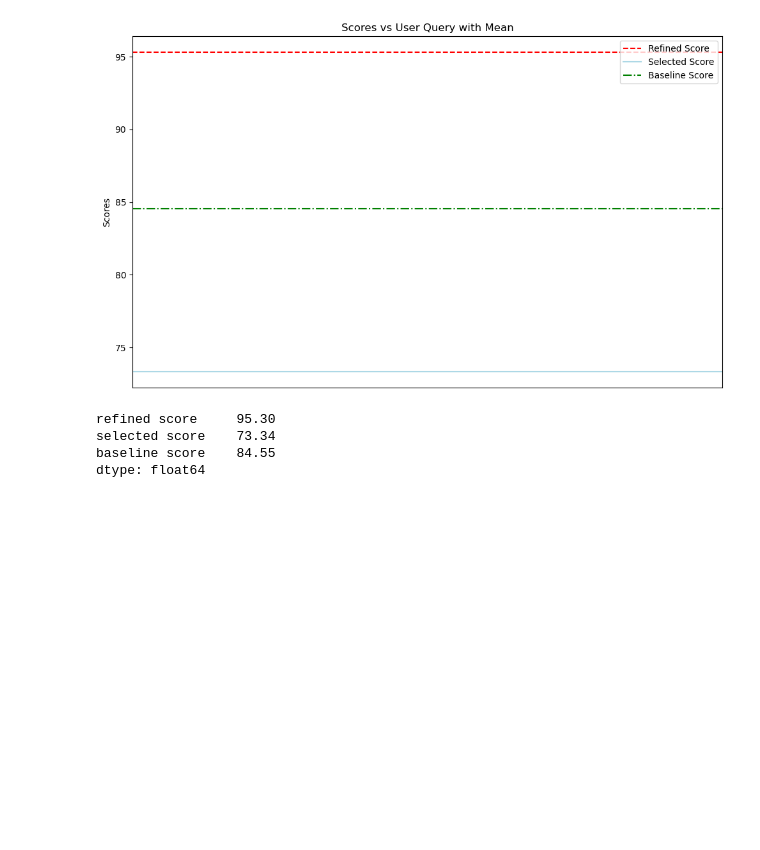
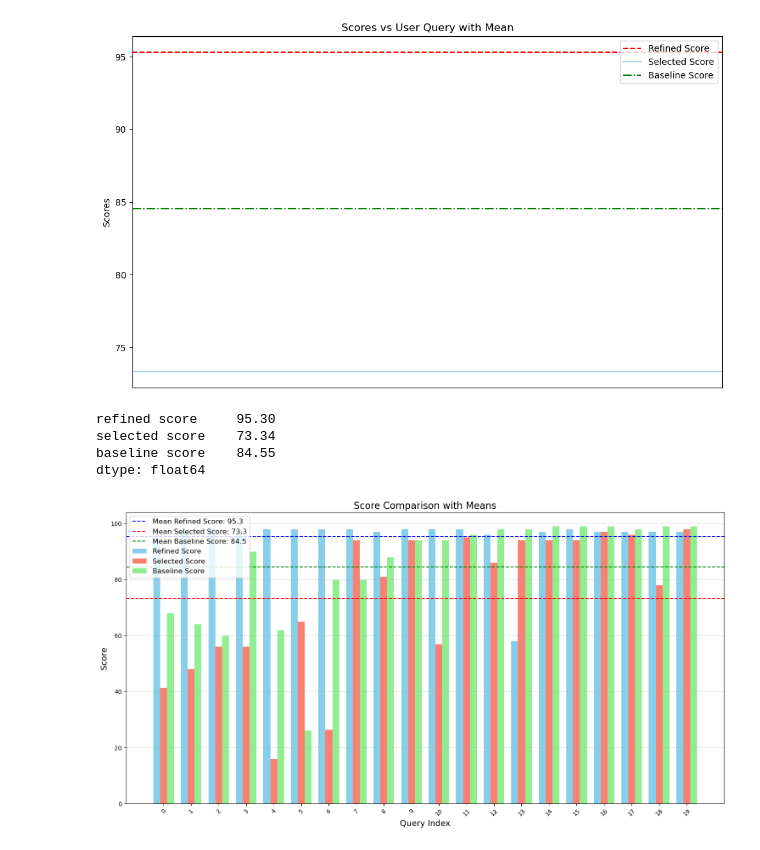
Before and after one commit to ece1786-2024/PlanIt, a Jupyter notebook: results/generate_20_results.ipynb, the cells around one changed output. Saved outputs shown, nothing was run; the diff lists cells and outputs as text; code cells hidden in the pictures; blank space fills up the shorter version.

Commit message:
add comprehesive bar graph for resuts comparison

```diff
--- a/results/generate_20_results.ipynb
+++ b/results/generate_20_results.ipynb
@@ -188,3 +188,37 @@ refined score     95.30
 selected score    73.34
 baseline score    84.55
 dtype: float64
+# %%
+# Visualize the data using a grouped bar chart
+x = np.arange(len(df))  # the label locations
+width = 0.25  # the width of the bars
+
+plt.figure(figsize=(15, 8))
+
+# Plotting each score as a separate bar group
+plt.bar(x - width, df["refined score"], width, label="Refined Score", color='skyblue')
+plt.bar(x, df["selected score"], width, label="Selected Score", color='salmon')
+plt.bar(x + width, df["baseline score"], width, label="Baseline Score", color='lightgreen')
+
+# Calculate means for each score
+mean_refined = df["refined score"].mean()
+mean_selected = df["selected score"].mean()
+mean_baseline = df["baseline score"].mean()
+
+# Add horizontal lines for means
+plt.axhline(mean_refined, color='blue', linestyle='--', linewidth=1.5, label=f"Mean Refined Score: {mean_refined:.1f}")
+plt.axhline(mean_selected, color='red', linestyle='--', linewidth=1.5, label=f"Mean Selected Score: {mean_selected:.1f}")
+plt.axhline(mean_baseline, color='green', linestyle='--', linewidth=1.5, label=f"Mean Baseline Score: {mean_baseline:.1f}")
+
+# Add labels, title, and legend
+plt.title("Score Comparison with Means", fontsize=16)
+plt.xlabel("Query Index", fontsize=14)
+plt.ylabel("Score", fontsize=14)
+plt.xticks(x, df.index, rotation=45)  # Use indices as x-ticks
+plt.legend(fontsize=12)
+plt.grid(axis='y', linestyle='--', alpha=0.7)
+
+plt.tight_layout()
+plt.show()
+# %% [output]
+[figure, added]
```
Also changed, not shown: parts of 1 cell of this notebook, 1 other file.
